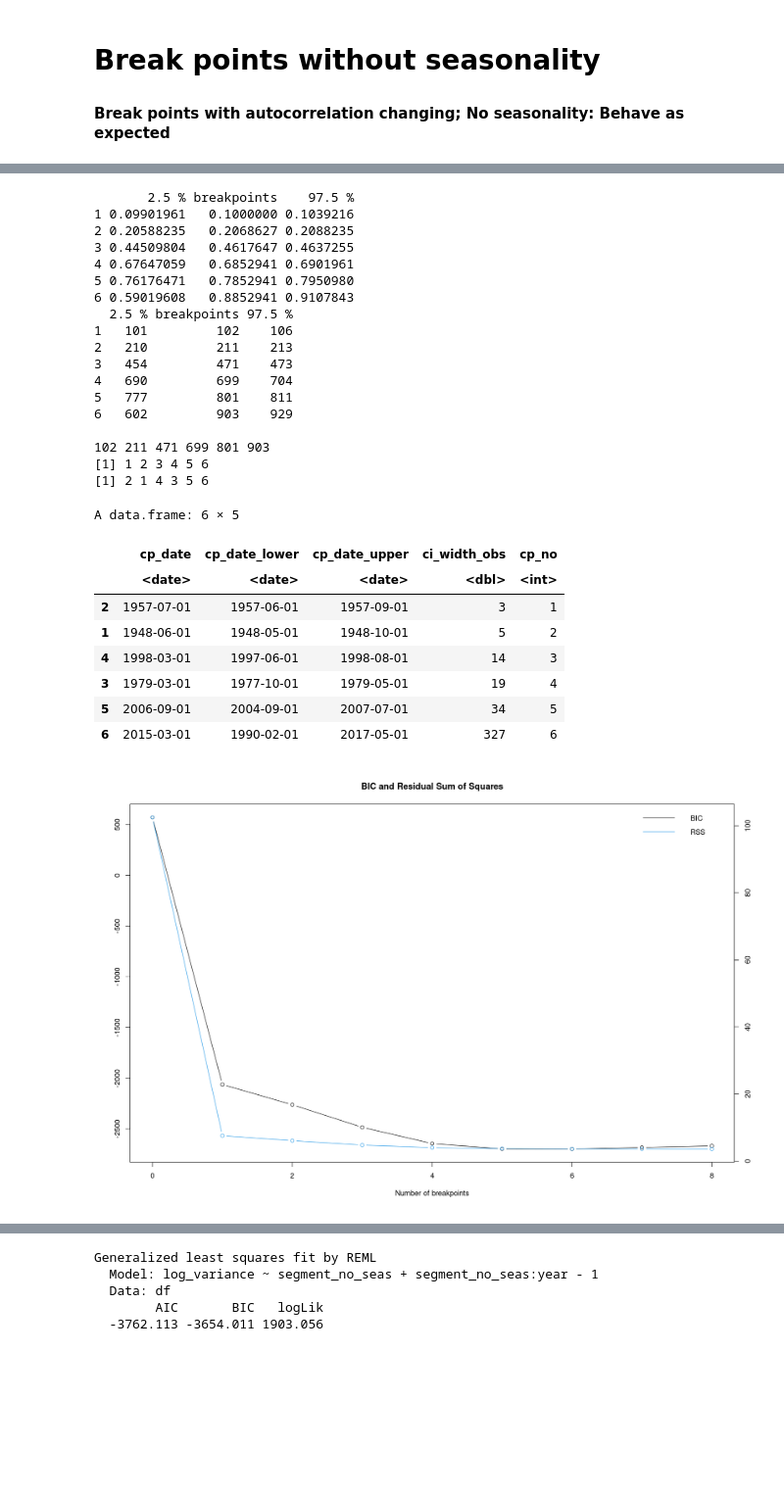
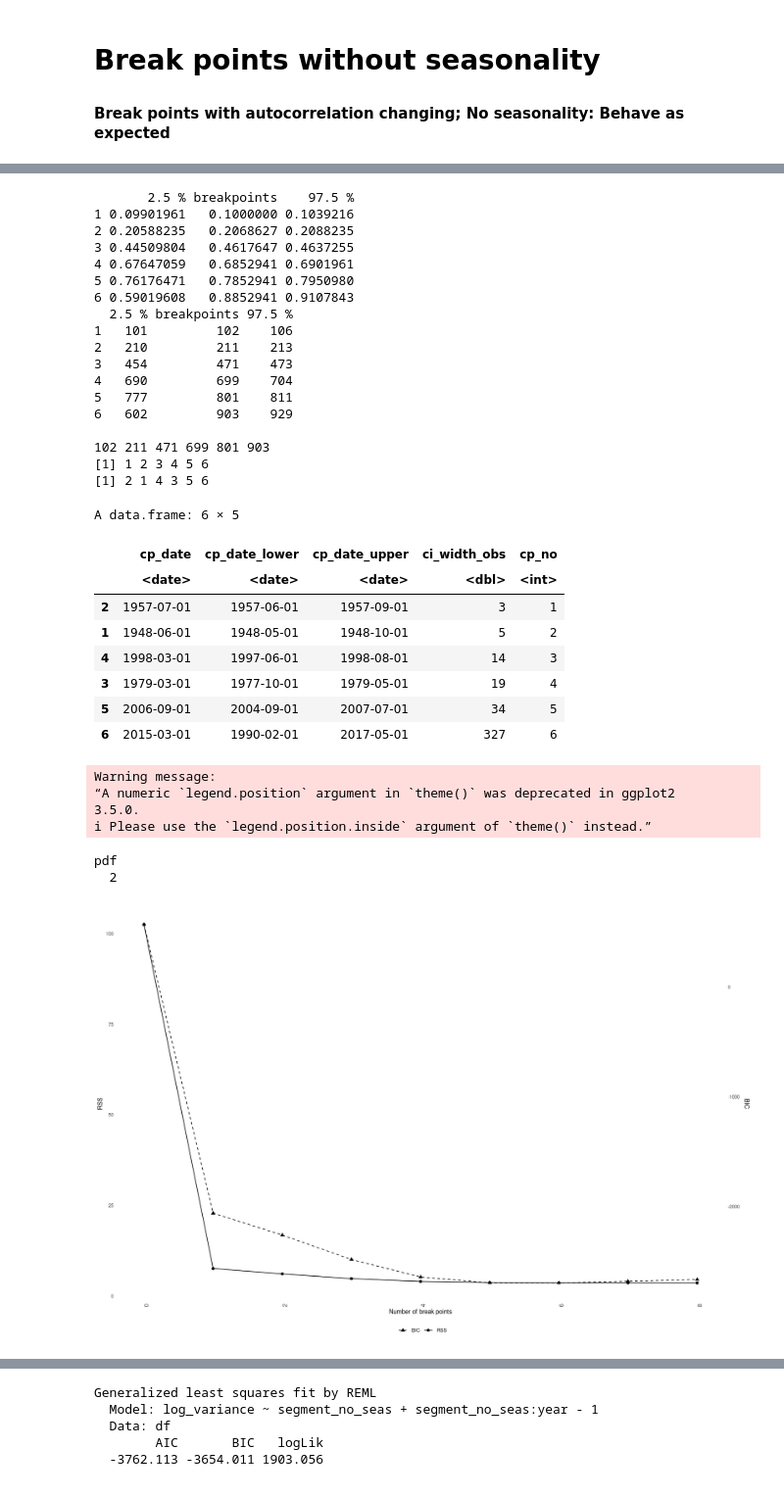
Before and after one commit to hschoeller/wp22a, a Jupyter notebook: notebooks/ChangePoints.ipynb, the cells around one changed output, grey strips where cells are left out. Shown at 98% size. Cells and saved outputs as stored; diff of their text form; code cells hidden in the pictures; blank space fills up the shorter version.

```diff
--- a/notebooks/ChangePoints.ipynb
+++ b/notebooks/ChangePoints.ipynb
@@ -78,10 +96,10 @@ df <- df %>%
         # seasonal cycle transforms
         sin_mon = sin(2 * pi * month / 12),
         cos_mon = cos(2 * pi * month / 12),
-        sin_mon2 = sin(4 * pi * month / 12),
-        cos_mon2 = cos(4 * pi * month / 12),
-        sin_mon3 = sin(6 * pi * month / 12),
-        cos_mon3 = cos(6 * pi * month / 12),
+        sin2_mon = sin(4 * pi * month / 12),
+        cos2_mon = cos(4 * pi * month / 12),
+        sin3_mon = sin(6 * pi * month / 12),
+        cos3_mon = cos(6 * pi * month / 12),
         # number of months since first data point
         mon_no = as.integer((year - first(year)) * 12 + (month - first(month)))
     )
@@ -219,8 +237,7 @@ bp_noseas <- breakpoints(
     h        = .1,
     breaks   = NULL
 )
-par(bg = "white")
-plot(bp_noseas)
+
 print(confint(bp_noseas,
     het.err = TRUE,
     het.reg = TRUE,
@@ -251,31 +268,37 @@ Breakpoints at observation number:
 Corresponding to breakdates:
 Warning message:
 “Overlapping confidence intervals”
        2.5 % breakpoints    97.5 %
 1 0.09901961   0.1000000 0.1039216
 2 0.20588235   0.2068627 0.2088235
 3 0.44509804   0.4617647 0.4637255
 4 0.67647059   0.6852941 0.6901961
 5 0.76176471   0.7852941 0.7950980
 6 0.59019608   0.8852941 0.9107843
   2.5 % breakpoints 97.5 %
 1   101         102    106
 2   210         211    213
 3   454         471    473
 4   690         699    704
 5   777         801    811
 6   602         903    929
 
 102 211 471 699 801 903
 [1] 1 2 3 4 5 6
 [1] 2 1 4 3 5 6
 A data.frame: 6 × 5
 |  | cp_date | cp_date_lower | cp_date_upper | ci_width_obs | cp_no |
 |  | <date> | <date> | <date> | <dbl> | <int> |
 | 2 | 1957-07-01 | 1957-06-01 | 1957-09-01 | 3 | 1 |
 | 1 | 1948-06-01 | 1948-05-01 | 1948-10-01 | 5 | 2 |
 | 4 | 1998-03-01 | 1997-06-01 | 1998-08-01 | 14 | 3 |
 | 3 | 1979-03-01 | 1977-10-01 | 1979-05-01 | 19 | 4 |
 | 5 | 2006-09-01 | 2004-09-01 | 2007-07-01 | 34 | 5 |
 | 6 | 2015-03-01 | 1990-02-01 | 2017-05-01 | 327 | 6 |
+Warning message:
+“A numeric `legend.position` argument in `theme()` was deprecated in ggplot2
+3.5.0.
+ℹ Please use the `legend.position.inside` argument of `theme()` instead.”
+pdf
+  2
-[figure, old version]
+[figure, new version]
```
Also changed, not shown: parts of 17 cells of this notebook, 7 other files.
